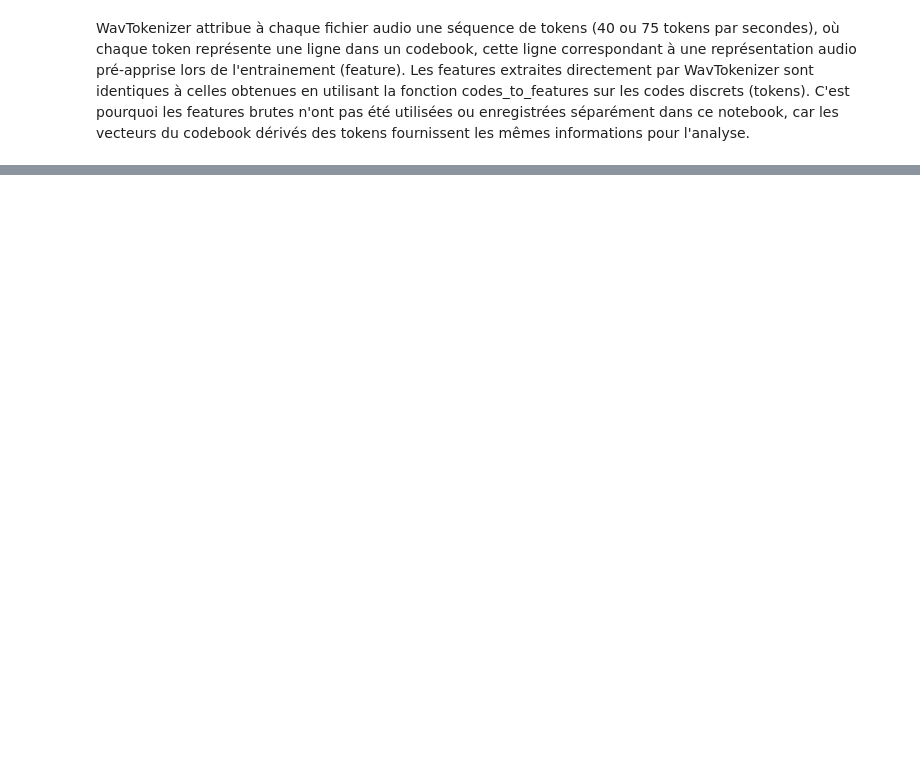
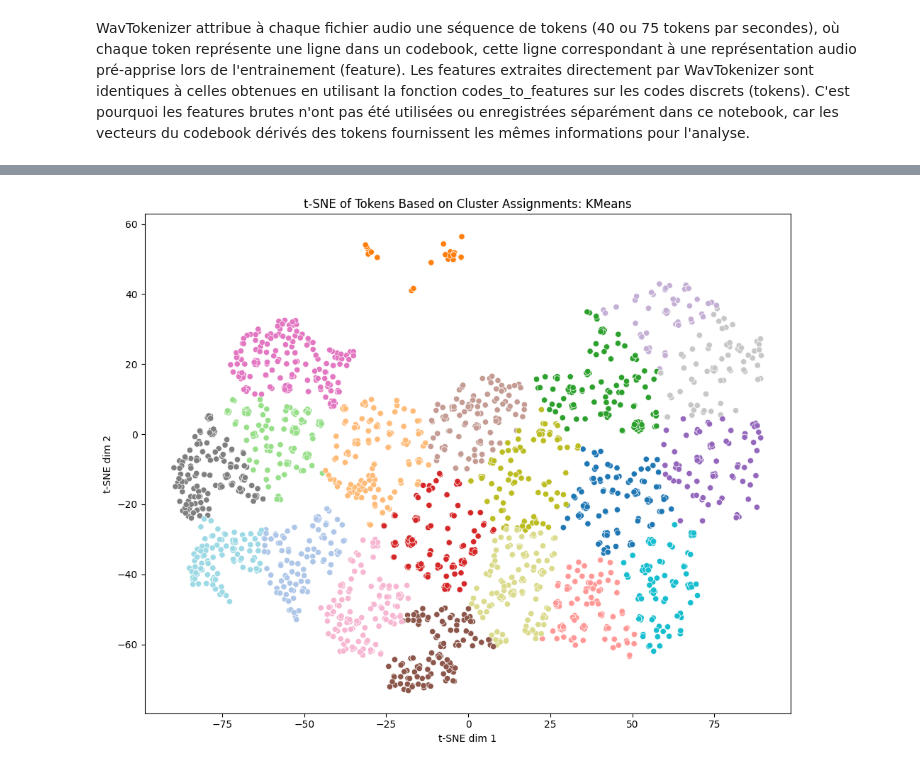
Before and after one commit to GhilesREDJDAL/Projet-M1-ISI-SSL-paysages-sonores, a Jupyter notebook: M1_Projet_ISI_Audio_SSL_paysage_sonore_notebook.ipynb, the cells around one changed output, grey strips where cells are left out. Saved outputs shown, nothing was run; the diff lists cells and outputs as text; code cells hidden in the pictures; blank space fills up the shorter version.

```diff
--- a/M1_Projet_ISI_Audio_SSL_paysage_sonore_notebook.ipynb
+++ b/M1_Projet_ISI_Audio_SSL_paysage_sonore_notebook.ipynb
@@ -249 +326,43 @@ plt.show()
+# %%
+# Problématique car taille totale (750000,512)
+# TEST clustering sur embeddings resultant de la TSNE --- 3750 premiere features (3750, 512)---
+# Applique t-SNE sur les vecteurs du codebook et obtient les résultats pour chaque algorithme de clustering
+#resh_tsne_cb = TSNE(n_components=2, perplexity=30, random_state=42).fit_transform(codebook_vectors_all[:375*10,:])
+
+kmeans_tsne_cb = KMeans(n_clusters=n_clusters, random_state=42)
+kmeans_tsne_cb.fit(resh_tsne_cb)
+
+plt.figure(figsize=(10, 8))
+sns.scatterplot(x=resh_tsne_cb[:, 0], y=resh_tsne_cb[:, 1], hue= kmeans_tsne_cb.labels_, palette='tab20', legend=False)
+plt.title("t-SNE of Tokens Based on Cluster Assignments: KMeans")
+plt.xlabel("t-SNE dim 1")
+plt.ylabel("t-SNE dim 2")
+plt.tight_layout()
+plt.show()
+
+# """
+# dbscan_tsne_cb = DBSCAN(eps=0.5, min_samples=5)
+# dbscan_tsne_cb.fit(resh_tsne_cb)
+
+# plt.figure(figsize=(10, 8))
+# sns.scatterplot(x=resh_tsne_cb[:, 0], y=resh_tsne_cb[:, 1], hue= dbscan_tsne_cb.labels_, palette='tab20', legend=False)
+# plt.title("t-SNE of Tokens Based on Cluster Assignments: DBSCAN")
+# plt.xlabel("t-SNE dim 1")
+# plt.ylabel("t-SNE dim 2")
+# plt.tight_layout()
+# plt.show()
+
+# hdbscan_tsne_cb = HDBSCAN(min_cluster_size=5)
+# hdbscan_tsne_cb.fit(resh_tsne_cb)
+
+# plt.figure(figsize=(10, 8))
+# sns.scatterplot(x=resh_tsne_cb[:, 0], y=resh_tsne_cb[:, 1], hue= hdbscan_tsne_cb.labels_, palette='tab20', legend=False)
+# plt.title("t-SNE of Tokens Based on Cluster Assignments: HDBSCAN")
+# plt.xlabel("t-SNE dim 1")
+# plt.ylabel("t-SNE dim 2")
+# plt.tight_layout()
+# plt.show()
+# """
+# %% [output]
+[figure, added]
 # %%
```
Also changed, not shown: parts of 28 cells of this notebook.
